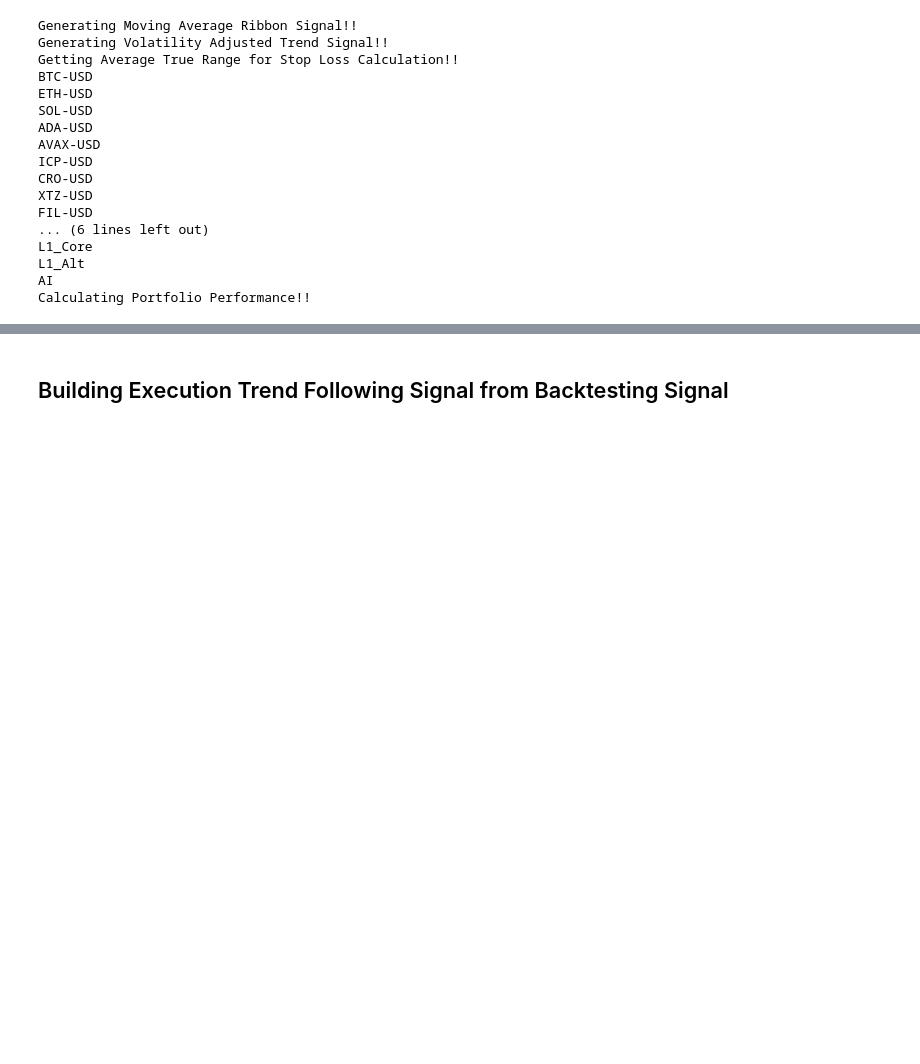
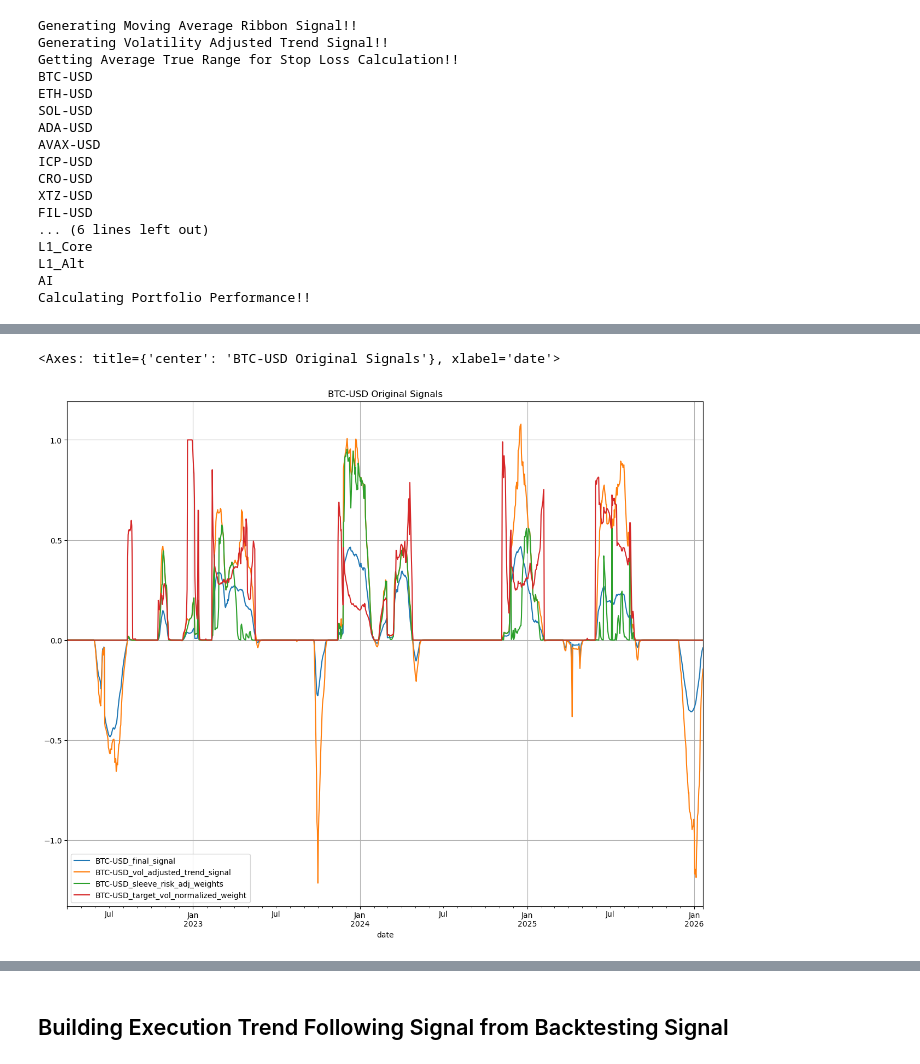
Before and after one commit to adheerchauhan/trend_following, a Jupyter notebook: research/notebooks/Trend_Following_Expanded_Universe_Live_Performance.ipynb, the cells around one changed output, grey strips where cells are left out. Cells and saved outputs as stored; diff of their text form; code cells hidden in the pictures; blank space fills up the shorter version.

```diff
--- a/research/notebooks/Trend_Following_Expanded_Universe_Live_Performance.ipynb
+++ b/research/notebooks/Trend_Following_Expanded_Universe_Live_Performance.ipynb
@@ -1149,0 +1349,6 @@ sleeve_metrics
+# %%
+weight_cols = [f'BTC-USD_final_signal',f'BTC-USD_vol_adjusted_trend_signal',f'BTC-USD_sleeve_risk_adj_weights',f'BTC-USD_target_vol_normalized_weight']
+df_expanded_universe[weight_cols].plot(figsize=(15,12), grid=True, title='BTC-USD Original Signals')#.head(20)
+# %% [output]
+<Axes: title={'center': 'BTC-USD Original Signals'}, xlabel='date'>
+[figure, added]
```
Also changed, not shown: parts of 82 cells of this notebook, 2 other files.
